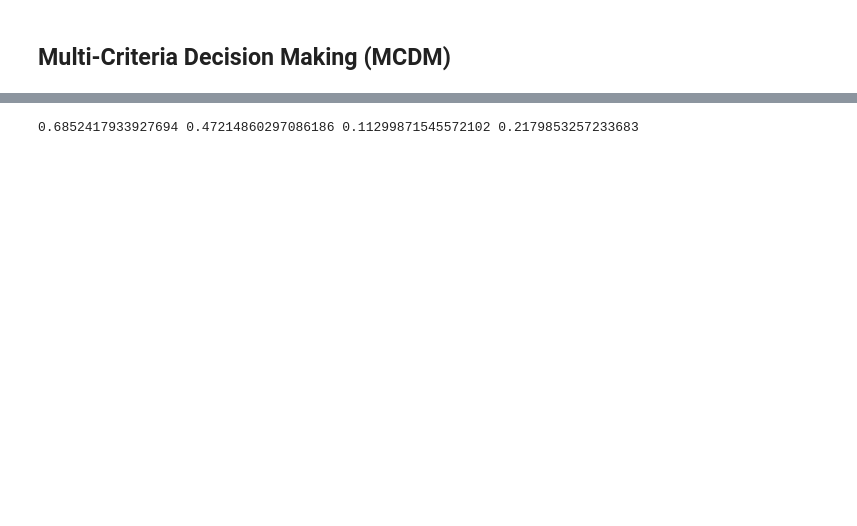
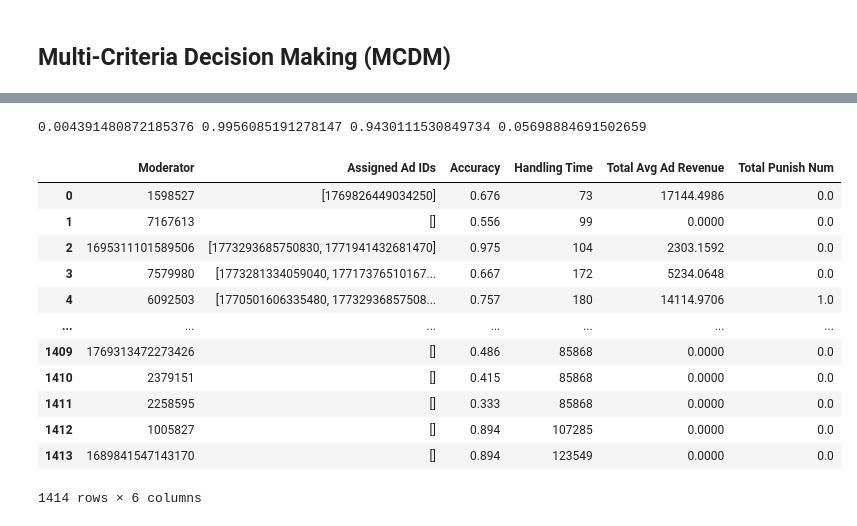
Before and after one commit to tanjoash/tiktok-hackathon, a Jupyter notebook: optimization/tiktok_optimisation_model.ipynb, the cells around one changed output, grey strips where cells are left out. Drawn from its saved outputs; the diff is of its cells as text; code cells hidden in the pictures; blank space fills up the shorter version.

Commit message:
MCDM and final output

```diff
--- a/optimization/tiktok_optimisation_model.ipynb
+++ b/optimization/tiktok_optimisation_model.ipynb
@@ -270,8 +270,35 @@ plot.show()
 best_solution_params = res.X[I]
 
 # Extract individual parameters
-w1, w2, v1, v2 = best_solution_params
+w1, v1 = best_solution_params
+w2 = 1 - w1
+v2 = 1 - v1
 
 print(w1, w2, v1, v2)
 # %% [output]
-0.6852417933927694 0.47214860297086186 0.11299871545572102 0.2179853257233683
+0.004391480872185376 0.9956085191278147 0.9430111530849734 0.05698884691502659
+# %%
+# scoring and ranking
+df_ranked_ads_final = ad_scoring(df_ads, w1, w2)
+df_ranked_moderators_clean_final = moderator_scoring(df_moderator_clean, v1, v2)
+df_ranked_moderators_anomaly_final = moderator_scoring(df_moderator_anomaly, v1, v2)
+df_ranked_moderators_final = pd.concat([df_ranked_moderators_clean_final, df_ranked_moderators_anomaly_final])
+
+# Get the final output dataset of moderators and their assigned ads
+df_matched_final = matching(df_ranked_ads_final, df_ranked_moderators_final)
+df_matched_final.to_csv('mod_ads_final_match.csv', index=False)
+df_matched_final
+# %% [output]
+|  | Moderator | Assigned Ad IDs | Accuracy | Handling Time | Total Avg Ad Revenue | Total Punish Num |
+| 0 | 1598527 | [1769826449034250] | 0.676 | 73 | 17144.4986 | 0.0 |
+| 1 | 7167613 | [] | 0.556 | 99 | 0.0000 | 0.0 |
+| 2 | 1695311101589506 | [1773293685750830, 1771941432681470] | 0.975 | 104 | 2303.1592 | 0.0 |
+| 3 | 7579980 | [1773281334059040, 17717376510167... | 0.667 | 172 | 5234.0648 | 0.0 |
+| 4 | 6092503 | [1770501606335480, 17732936857508... | 0.757 | 180 | 14114.9706 | 1.0 |
+| ... | ... | ... | ... | ... | ... | ... |
+| 1409 | 1769313472273426 | [] | 0.486 | 85868 | 0.0000 | 0.0 |
+| 1410 | 2379151 | [] | 0.415 | 85868 | 0.0000 | 0.0 |
+| 1411 | 2258595 | [] | 0.333 | 85868 | 0.0000 | 0.0 |
+| 1412 | 1005827 | [] | 0.894 | 107285 | 0.0000 | 0.0 |
+| 1413 | 1689841547143170 | [] | 0.894 | 123549 | 0.0000 | 0.0 |
+1414 rows × 6 columns
```
Also changed, not shown: parts of 7 cells of this notebook, 1 other file.
